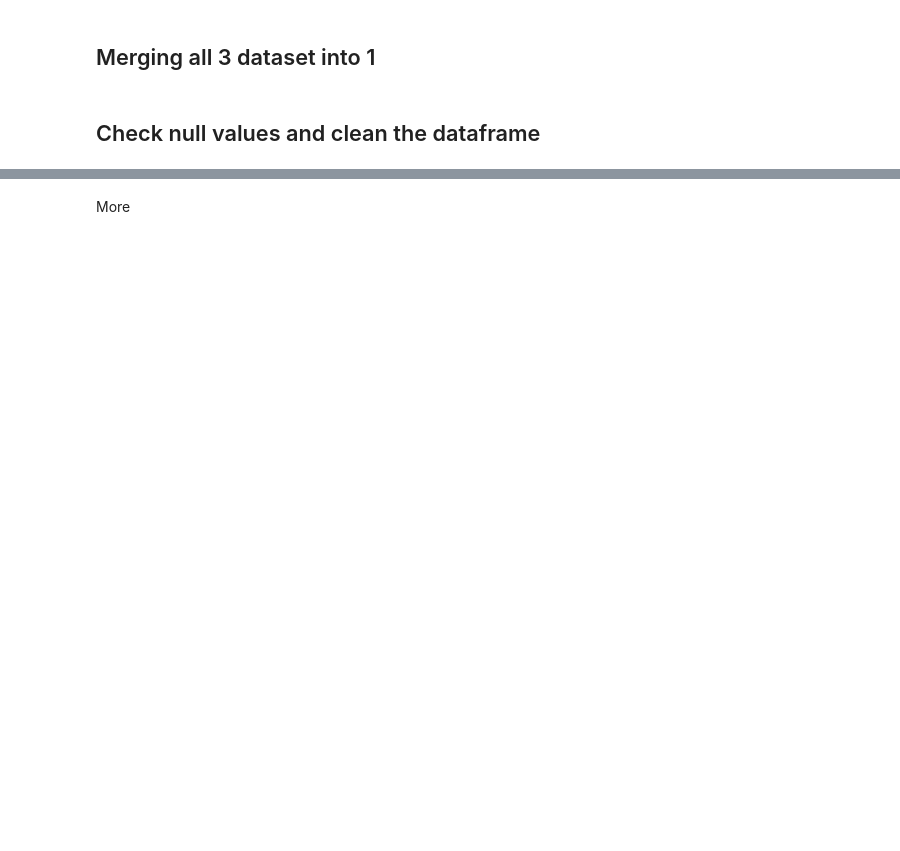
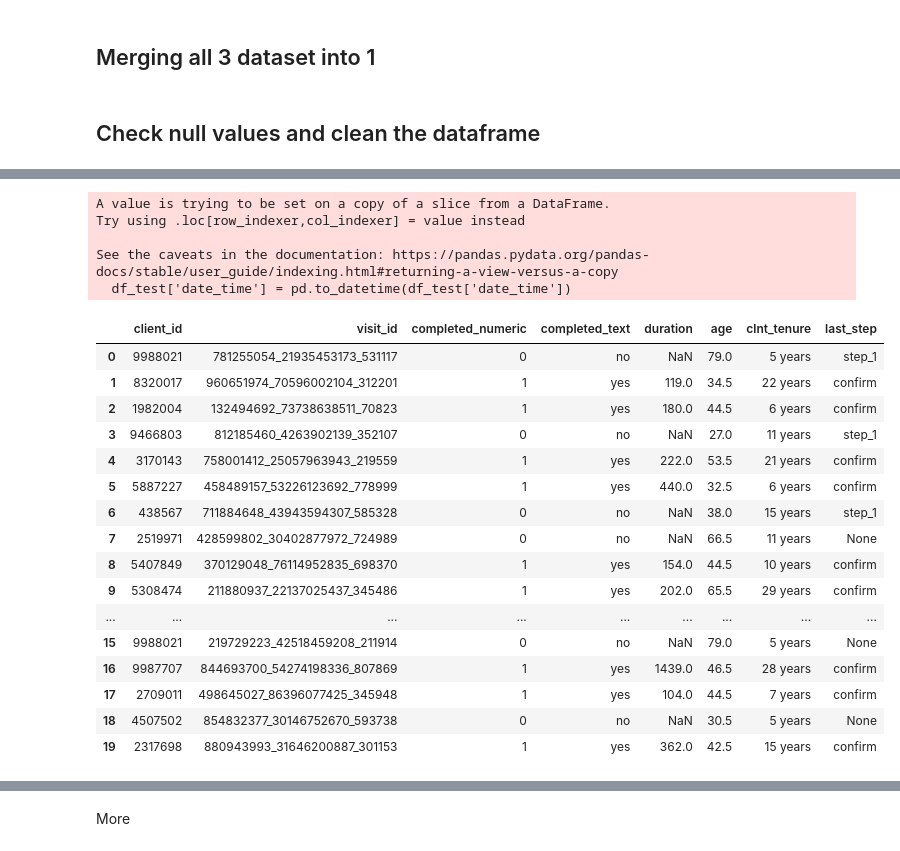
Before and after one commit to kaveri-chetia/Major-Project-1, a Jupyter notebook: Data/Cleaned data/draft_v1.ipynb, the cells around one changed output, grey strips where cells are left out. Saved outputs shown, nothing was run; the diff lists cells and outputs as text; code cells hidden in the pictures; blank space fills up the shorter version.

```diff
--- a/Data/Cleaned data/draft_v1.ipynb
+++ b/Data/Cleaned data/draft_v1.ipynb
@@ -270,0 +420,2 @@ new_df.head(20)
+# %%
+df_test = df_final[df_final['Variation'] == 'Test']
@@ -270,0 +424,77 @@ new_df.head(20)
+# %%
+
+
+# Convert date_time to datetime
+df_test['date_time'] = pd.to_datetime(df_test['date_time'])
+
+# Initialize lists to store new dataframe data
+new_data = []
+
+# Dictionary to store start times, end times, and last step
+client_data = {}
+
+# Iterate over rows to collect start and confirm times, last step, and calculate other needed data
+for index, row in df_test.iterrows():
+    client_id = row['client_id']
+    visit_id = row['visit_id']
+
+    if (client_id, visit_id) not in client_data:
+        client_data[(client_id, visit_id)] = {
+            'start_time': None,
+            'confirm_time': None,
+            'last_step': None,
+            'age': row['clnt_age'],
+            'clnt_tenure': f"{int(row['clnt_tenure_yr'])} years"
+        }
+
+    if row['process_step'] == 'start':
+        client_data[(client_id, visit_id)]['start_time'] = row['date_time']
+    elif row['process_step'] == 'confirm':
+        client_data[(client_id, visit_id)]['confirm_time'] = row['date_time']
+    else:
+        client_data[(client_id, visit_id)]['last_step'] = row['process_step']
+
+# Process the collected data
+for (client_id, visit_id), data in client_data.items():
+    start_time = data['start_time']
+    confirm_time = data['confirm_time']
+    last_step = data['last_step']
+
+    if start_time is not None and confirm_time is not None:
+        completed_numeric = 1  # 'yes' -> 1
+        completed_text = 'yes'
+        duration = (confirm_time - start_time).total_seconds()
+        last_step = 'confirm'
+    else:
+        completed_numeric = 0  # 'no' -> 0
+        completed_text = 'no'
+        duration = None
+
+    new_data.append([client_id, visit_id, completed_numeric, completed_text, duration, data['age'], data['clnt_tenure'], last_step])
+
+# Create new DataFrame
+new_df_test = pd.DataFrame(new_data, columns=['client_id', 'visit_id', 'completed_numeric', 'completed_text', 'duration', 'age', 'clnt_tenure', 'last_step'])
+new_df_test.head(20)
+# %% [output]
+A value is trying to be set on a copy of a slice from a DataFrame.
+Try using .loc[row_indexer,col_indexer] = value instead
+
+See the caveats in the documentation: https://pandas.pydata.org/pandas-docs/stable/user_guide/indexing.html#returning-a-view-versus-a-copy
+  df_test['date_time'] = pd.to_datetime(df_test['date_time'])
+|  | client_id | visit_id | completed_numeric | completed_text | duration | age | clnt_tenure | last_step |
+| 0 | 9988021 | 781255054_21935453173_531117 | 0 | no | NaN | 79.0 | 5 years | step_1 |
+| 1 | 8320017 | 960651974_70596002104_312201 | 1 | yes | 119.0 | 34.5 | 22 years | confirm |
+| 2 | 1982004 | 132494692_73738638511_70823 | 1 | yes | 180.0 | 44.5 | 6 years | confirm |
+| 3 | 9466803 | 812185460_4263902139_352107 | 0 | no | NaN | 27.0 | 11 years | step_1 |
+| 4 | 3170143 | 758001412_25057963943_219559 | 1 | yes | 222.0 | 53.5 | 21 years | confirm |
+| 5 | 5887227 | 458489157_53226123692_778999 | 1 | yes | 440.0 | 32.5 | 6 years | confirm |
+| 6 | 438567 | 711884648_43943594307_585328 | 0 | no | NaN | 38.0 | 15 years | step_1 |
+| 7 | 2519971 | 428599802_30402877972_724989 | 0 | no | NaN | 66.5 | 11 years | None |
+| 8 | 5407849 | 370129048_76114952835_698370 | 1 | yes | 154.0 | 44.5 | 10 years | confirm |
+| 9 | 5308474 | 211880937_22137025437_345486 | 1 | yes | 202.0 | 65.5 | 29 years | confirm |
+| ... | ... | ... | ... | ... | ... | ... | ... | ... |
+| 15 | 9988021 | 219729223_42518459208_211914 | 0 | no | NaN | 79.0 | 5 years | None |
+| 16 | 9987707 | 844693700_54274198336_807869 | 1 | yes | 1439.0 | 46.5 | 28 years | confirm |
+| 17 | 2709011 | 498645027_86396077425_345948 | 1 | yes | 104.0 | 44.5 | 7 years | confirm |
+| 18 | 4507502 | 854832377_30146752670_593738 | 0 | no | NaN | 30.5 | 5 years | None |
+| 19 | 2317698 | 880943993_31646200887_301153 | 1 | yes | 362.0 | 42.5 | 15 years | confirm |
```
Also changed, not shown: parts of 44 cells of this notebook, 17 other files.
